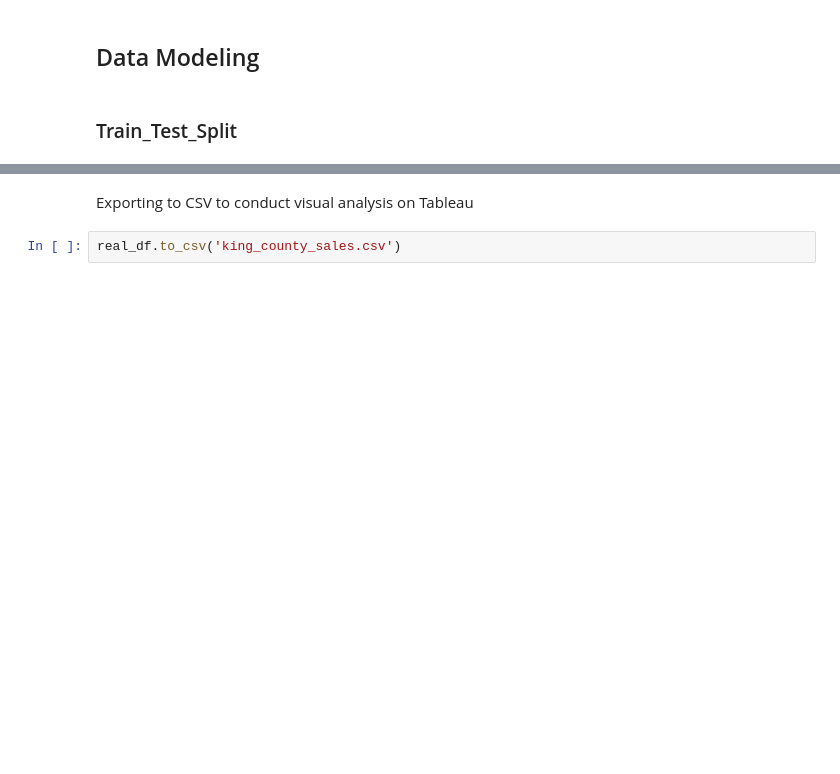
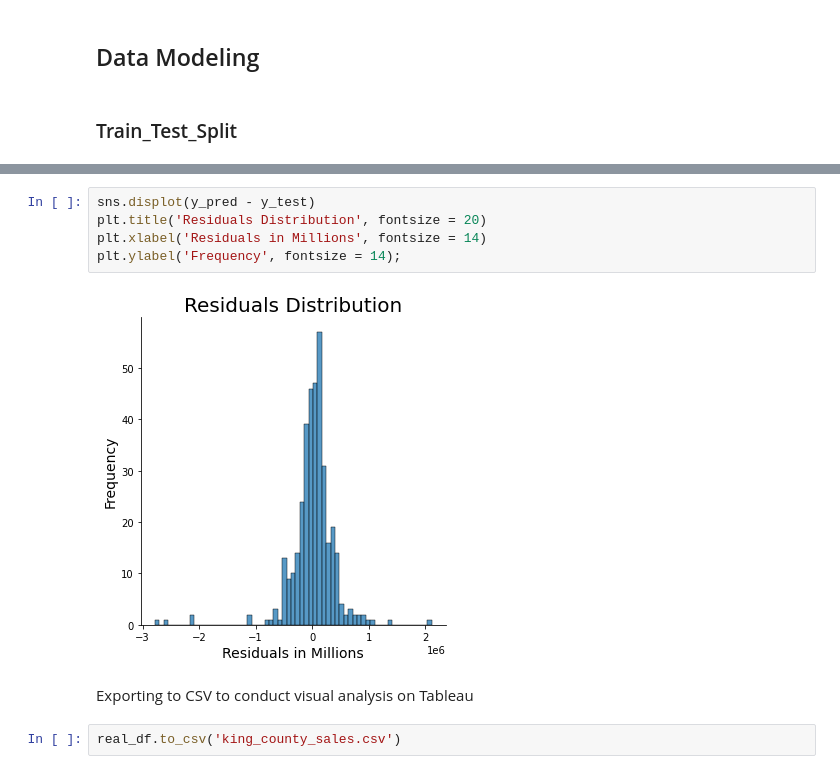
Before and after one commit to ddcots24/King_County_Housing, a Jupyter notebook: Housing_Analysis.ipynb, the cells around one changed output, grey strips where cells are left out. Cells and saved outputs as stored; diff of their text form; blank space fills up the shorter version.

```diff
--- a/Housing_Analysis.ipynb
+++ b/Housing_Analysis.ipynb
@@ -247,3 +324,10 @@ preprocessor = ColumnTransformer(transformers = [('ordpipe', ordinal_pipe, ['gra
+# %%
+sns.displot(y_pred - y_test)
+plt.title('Residuals Distribution', fontsize = 20)
+plt.xlabel('Residuals in Millions', fontsize = 14)
+plt.ylabel('Frequency', fontsize = 14);
+# %% [output]
+[figure, added]
 # %% [markdown]
 Exporting to CSV to conduct visual analysis on Tableau
 # %%
```
Also changed, not shown: parts of 11 cells of this notebook.
